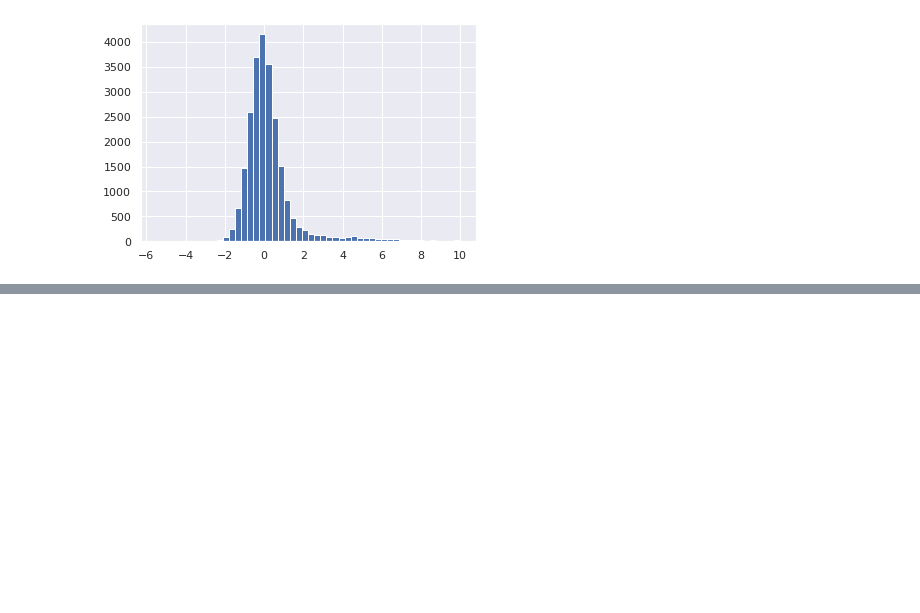
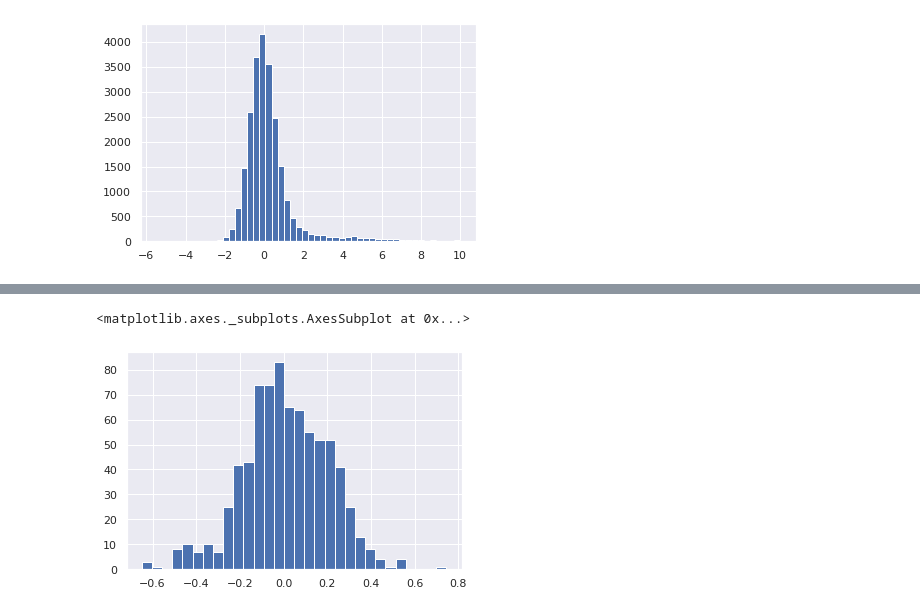
Before and after one commit to danielemaraschin/Browser-e-Padroes-de-Projeto-JS, a Jupyter notebook: imersaoDados.ipynb, the cells around one changed output, grey strips where cells are left out. Drawn from its saved outputs; the diff is of its cells as text; code cells hidden in the pictures; blank space fills up the shorter version.

```diff
--- a/imersaoDados.ipynb
+++ b/imersaoDados.ipynb
@@ -303,0 +432,6 @@ dados['g-0'].hist(bins=50)
+# %%
+dados.loc[:,'g-0':'g-771'].describe().T['mean'].hist(bins=30)
+#dentro dos parenteses do T colocar o nome da coluna que quer o histograma
+# %% [output]
+<matplotlib.axes._subplots.AxesSubplot at 0x...>
+[figure, added]
```
Also changed, not shown: parts of 20 cells of this notebook.
